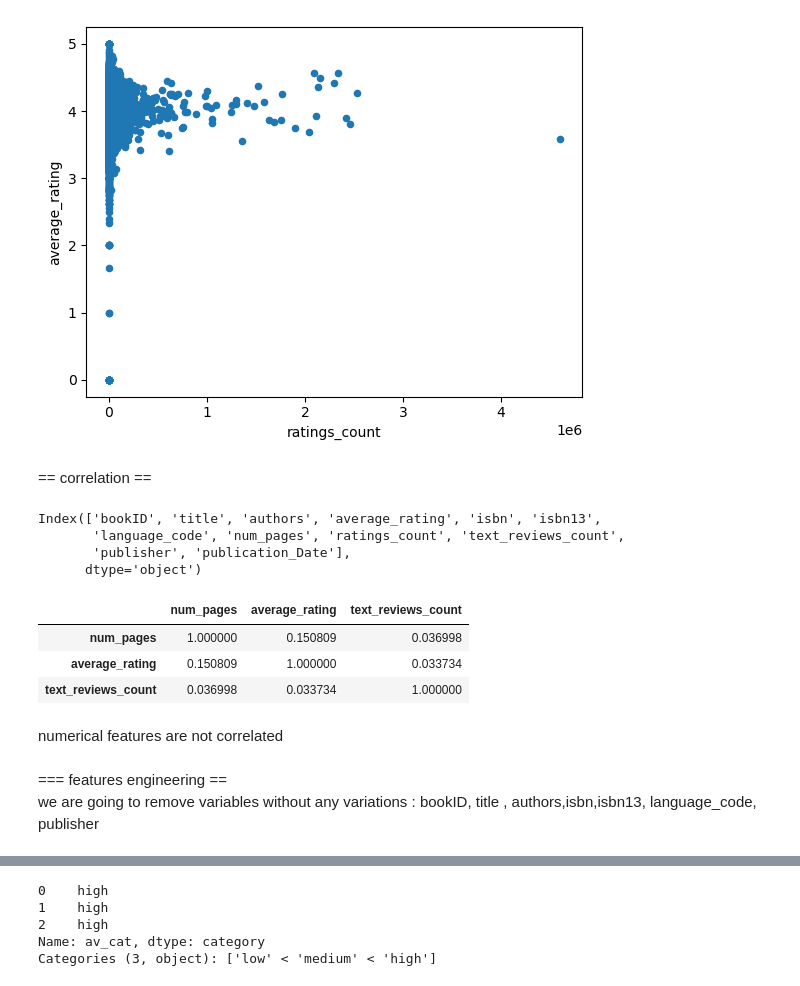
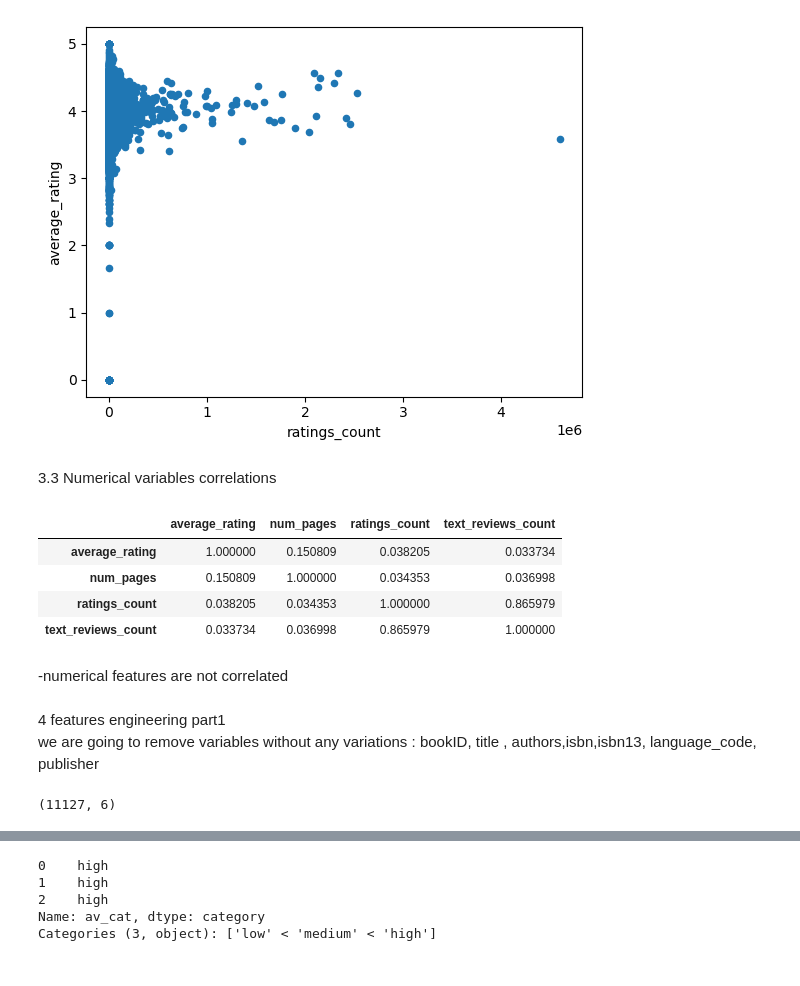
Before and after one commit to phenixMaster/books_rating_project_python_main, a Jupyter notebook: Python_labs_project.ipynb, the cells around one changed output, grey strips where cells are left out. Cells and saved outputs as stored; diff of their text form; code cells hidden in the pictures.

```diff
--- a/Python_labs_project.ipynb
+++ b/Python_labs_project.ipynb
@@ -302,29 +324,29 @@ df.plot.scatter(x="ratings_count",y = "average_rating")
 <AxesSubplot: xlabel='ratings_count', ylabel='average_rating'>
 [figure]
 # %% [markdown]
-== correlation ==
+3.3  Numerical variables correlations
-# %%
-df.columns
-# %% [output]
-Index(['bookID', 'title', 'authors', 'average_rating', 'isbn', 'isbn13',
-       'language_code', 'num_pages', 'ratings_count', 'text_reviews_count',
-       'publisher', 'publication_Date'],
-      dtype='object')
 # %%
 # correlation table
-df[['num_pages','average_rating','text_reviews_count']].corr()
+(df.select_dtypes(include = "number")
+.drop(["bookID","isbn13"],axis = 1)
+.corr()
+)
 # %% [output]
-|  | num_pages | average_rating | text_reviews_count |
-| num_pages | 1.000000 | 0.150809 | 0.036998 |
-| average_rating | 0.150809 | 1.000000 | 0.033734 |
-| text_reviews_count | 0.036998 | 0.033734 | 1.000000 |
+|  | average_rating | num_pages | ratings_count | text_reviews_count |
+| average_rating | 1.000000 | 0.150809 | 0.038205 | 0.033734 |
+| num_pages | 0.150809 | 1.000000 | 0.034353 | 0.036998 |
+| ratings_count | 0.038205 | 0.034353 | 1.000000 | 0.865979 |
+| text_reviews_count | 0.033734 | 0.036998 | 0.865979 | 1.000000 |
 # %% [markdown]
-numerical features are not correlated
+-numerical features are not correlated
 # %% [markdown]
-=== features engineering ==
+4 features engineering part1
 we are going to remove variables without any variations :
 bookID, title , authors,isbn,isbn13, language_code, publisher
 # %%
-# create a new dataframe
+# create a new dataframe : df1
 df1 = df.drop(['bookID','title','authors','isbn','isbn13',
-               'language_code','publisher'],axis = 1)
+               'publisher'],axis = 1)
+df1.shape
+# %% [output]
+(11127, 6)
```
Also changed, not shown: parts of 46 cells of this notebook, 1 other file.
